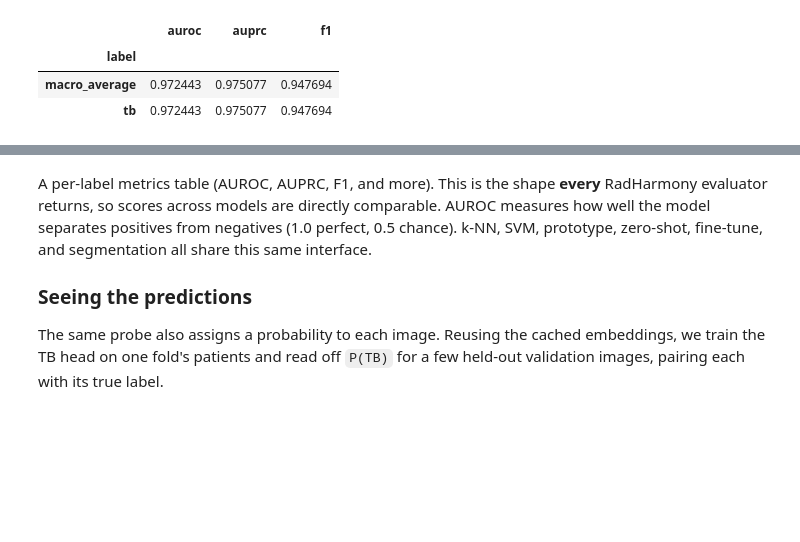
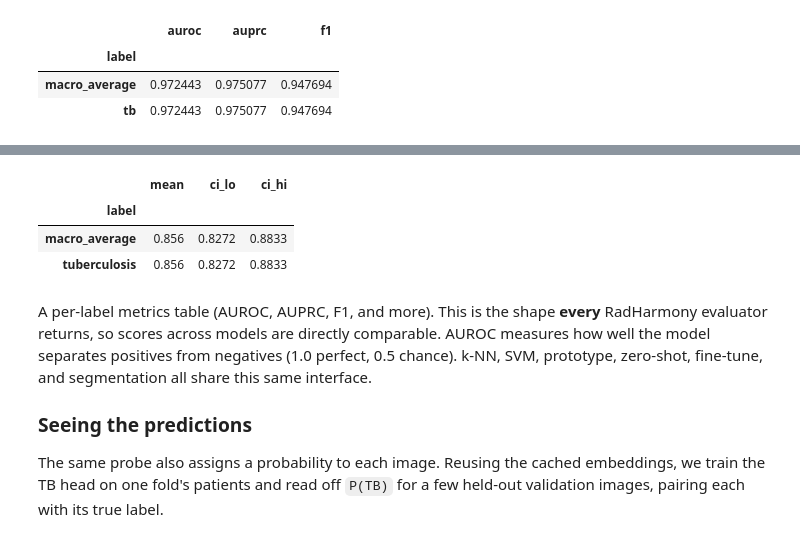
Before and after one commit to f10409/RadHarmony, a Jupyter notebook: datathon26/5_radharmony_hands_on_probes_and_segmentation.ipynb, the cells around one changed output, grey strips where cells are left out. Cells and saved outputs as stored; diff of their text form; code cells hidden in the pictures; blank space fills up the shorter version.

```diff
--- a/datathon26/5_radharmony_hands_on_probes_and_segmentation.ipynb
+++ b/datathon26/5_radharmony_hands_on_probes_and_segmentation.ipynb
@@ -83,3 +130,56 @@ results.groupby("label")[["auroc", "auprc", "f1"]].mean()
+# %%
+# 2) CI from bootstrapping. Bootstrapping needs a held-out test set, so train the
+# probe on Montgomery and TEST on VinDr-CXR: a cross-dataset TB generalization
+# check. Both datasets now expose a `tuberculosis` label, so probe with the one
+# finding they share.
+from radharmony.dataset import VinDrCXRTestDataset
+
+VINDR_ROOT = "/mnt/NAS4/datasets/external/VinDr-CXR/physionet.org/files/vindr-cxr/1.0.0"
+
+train_mont = MontgomeryCXRDataset(
+    base_image_dir=MONTGOMERY_DIR,
+    transform=transform,  # MedSigLIP's preprocessing
+    output_cls=True,
+    cache_dir="/mnt/NAS4/projects/fli40_sharing/datathon26_summer_school/cache_medsiglip_montgomery",
+)
+vindr_test = VinDrCXRTestDataset(
+    base_image_dir=f"{VINDR_ROOT}/test/",
+    csv_path=f"{VINDR_ROOT}/annotations/image_labels_test.csv",
+    transform=transform,
+    output_cls=True,
+    cache_dir="/mnt/NAS4/projects/fli40_sharing/datathon26_summer_school/cache_medsiglip_vindr_test/",
+)
+
+boot_probe = LinearProbeEvaluator(
+    image_encoder=encoder,
+    train_dataset=train_mont,
+    test_dataset=vindr_test,
+    labels=["tuberculosis"],  # the one finding both datasets share
+    n_bootstrap=1000,  # resample the test rows 1000x -> bootstrap CI
+    batch_size=32,
+    device=DEVICE,
+    embedding_cache="/mnt/NAS4/projects/fli40_sharing/datathon26_summer_school/embd_medsiglip_tb_transfer",
+)
+boot_results = boot_probe.evaluate()
+
+# bootstrap == -1 is the point estimate; 0..999 are the resamples we summarize.
+# Many resamples -> the 2.5 / 97.5 percentiles are a sound CI.
+resamples = boot_results[boot_results["bootstrap"] >= 0]
+boot_ci = (
+    resamples.groupby("label")["auroc"]
+    .agg(
+        mean="mean",
+        ci_lo=lambda s: np.nanpercentile(s, 2.5),
+        ci_hi=lambda s: np.nanpercentile(s, 97.5),
+    )
+    .round(4)
+)
+boot_ci
+# %% [output]
+|  | mean | ci_lo | ci_hi |
+| label |  |  |  |
+| macro_average | 0.856 | 0.8272 | 0.8833 |
+| tuberculosis | 0.856 | 0.8272 | 0.8833 |
 # %% [markdown]
 A per-label metrics table (AUROC, AUPRC, F1, and more). This is the shape **every**
 RadHarmony evaluator returns, so scores across models are directly comparable.
```
Also changed, not shown: parts of 3 cells of this notebook, 11 other files.
